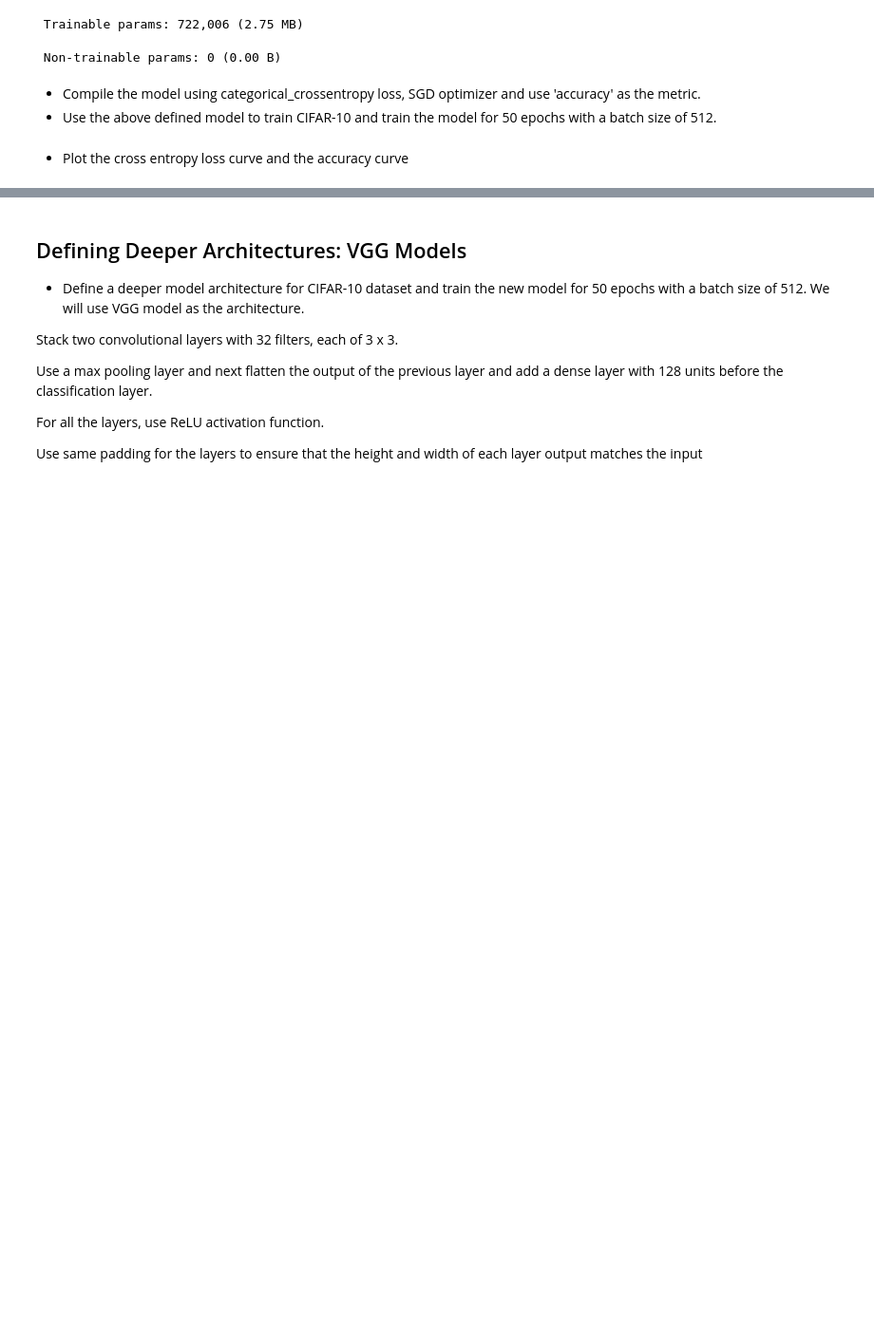
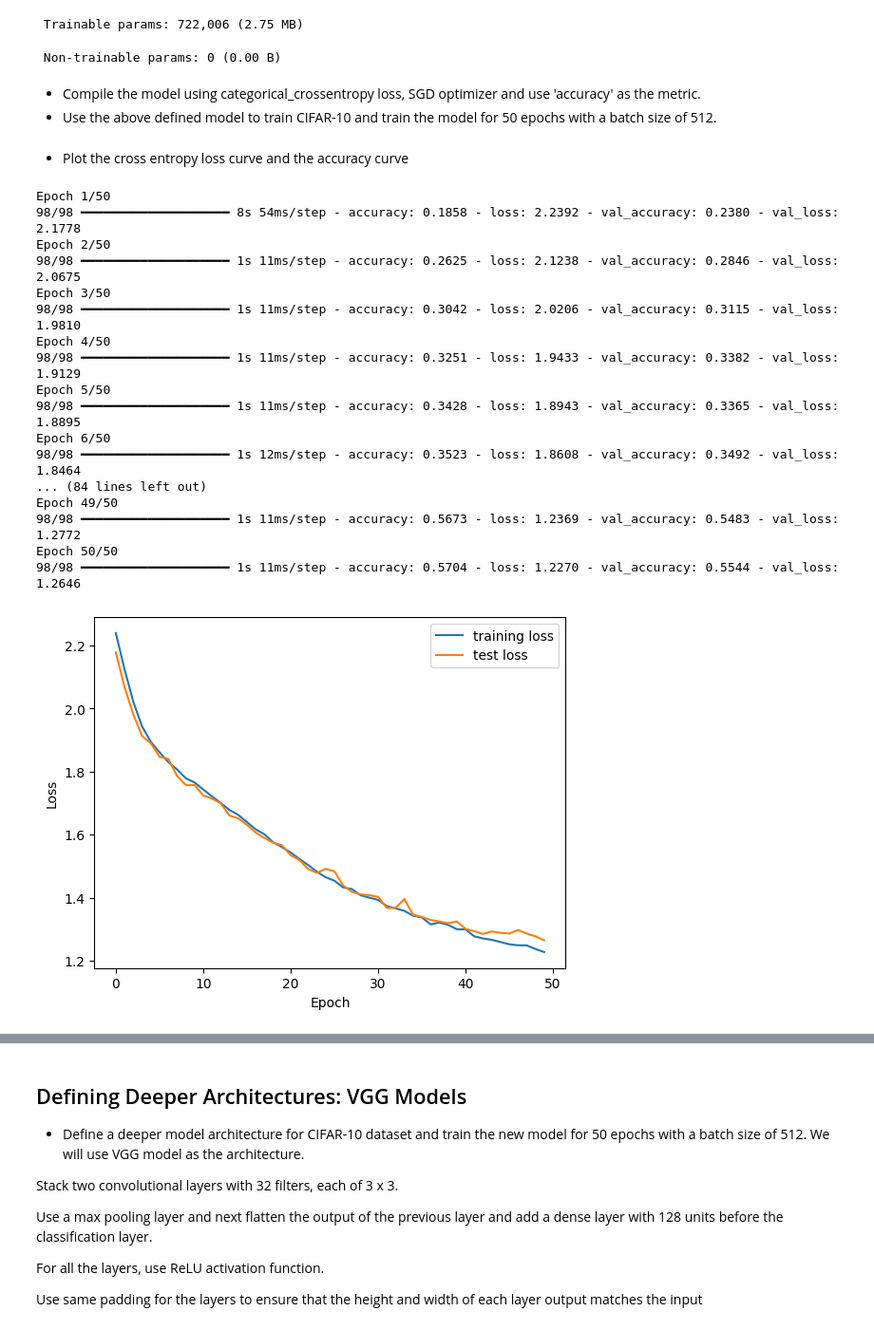
Before and after one commit to alexsocha0-alt/lab-image-classification-using-convolutional-neural-networks, a Jupyter notebook: main.ipynb, the cells around one changed output, grey strips where cells are left out. Shown at 95% size. Saved outputs shown, nothing was run; the diff lists cells and outputs as text; code cells hidden in the pictures; blank space fills up the shorter version.

```diff
--- a/main.ipynb
+++ b/main.ipynb
@@ -131,2 +131,17 @@ Model: "sequential"
+# %%
+# Your code here :
+model.compile(
+    optimizer="sgd",
+    loss="categorical_crossentropy",
+    metrics=["accuracy"]
+)
+
+history = model.fit(
+    x_train,
+    y_train,
+    epochs=50,
+    batch_size=512,
+    validation_data=(x_test, y_test)
+)
 # %% [markdown]
 *   Plot the cross entropy loss curve and the accuracy curve
@@ -134,0 +148,47 @@ Model: "sequential"
+# %%
+model.compile(
+    optimizer="sgd",
+    loss="categorical_crossentropy",
+    metrics=["accuracy"]
+)
+
+history = model.fit(
+    x_train,
+    y_train,
+    epochs=50,
+    batch_size=512,
+    validation_data=(x_test, y_test)
+)
+
+plt.plot(history.history["loss"], label="training loss")
+plt.plot(history.history["val_loss"], label="test loss")
+plt.xlabel("Epoch")
+plt.ylabel("Loss")
+plt.legend()
+plt.show()
+
+plt.plot(history.history["accuracy"], label="training accuracy")
+plt.plot(history.history["val_accuracy"], label="test accuracy")
+plt.xlabel("Epoch")
+plt.ylabel("Accuracy")
+plt.legend()
+plt.show()
+# %% [output]
+Epoch 1/50
+98/98 ━━━━━━━━━━━━━━━━━━━━ 8s 54ms/step - accuracy: 0.1858 - loss: 2.2392 - val_accuracy: 0.2380 - val_loss: 2.1778
+Epoch 2/50
+98/98 ━━━━━━━━━━━━━━━━━━━━ 1s 11ms/step - accuracy: 0.2625 - loss: 2.1238 - val_accuracy: 0.2846 - val_loss: 2.0675
+Epoch 3/50
+98/98 ━━━━━━━━━━━━━━━━━━━━ 1s 11ms/step - accuracy: 0.3042 - loss: 2.0206 - val_accuracy: 0.3115 - val_loss: 1.9810
+Epoch 4/50
+98/98 ━━━━━━━━━━━━━━━━━━━━ 1s 11ms/step - accuracy: 0.3251 - loss: 1.9433 - val_accuracy: 0.3382 - val_loss: 1.9129
+Epoch 5/50
+98/98 ━━━━━━━━━━━━━━━━━━━━ 1s 11ms/step - accuracy: 0.3428 - loss: 1.8943 - val_accuracy: 0.3365 - val_loss: 1.8895
+Epoch 6/50
+98/98 ━━━━━━━━━━━━━━━━━━━━ 1s 12ms/step - accuracy: 0.3523 - loss: 1.8608 - val_accuracy: 0.3492 - val_loss: 1.8464
+... (84 lines left out)
+Epoch 49/50
+98/98 ━━━━━━━━━━━━━━━━━━━━ 1s 11ms/step - accuracy: 0.5673 - loss: 1.2369 - val_accuracy: 0.5483 - val_loss: 1.2772
+Epoch 50/50
+98/98 ━━━━━━━━━━━━━━━━━━━━ 1s 11ms/step - accuracy: 0.5704 - loss: 1.2270 - val_accuracy: 0.5544 - val_loss: 1.2646
+[figure, added]
```
Also changed, not shown: parts of 24 cells of this notebook.
